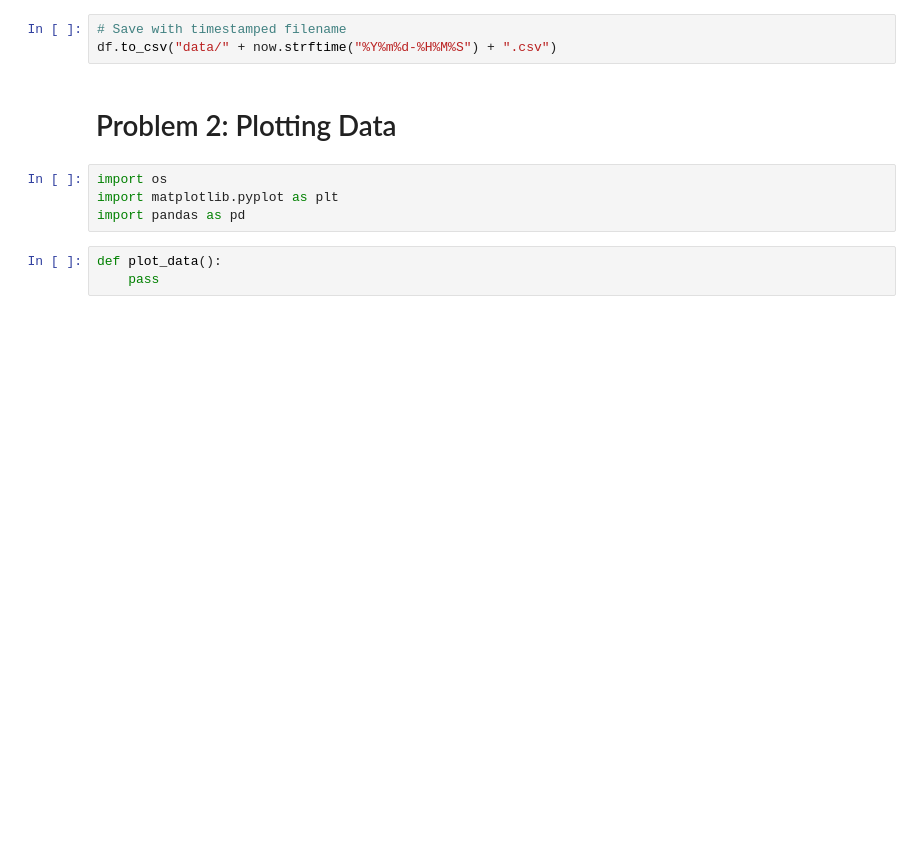
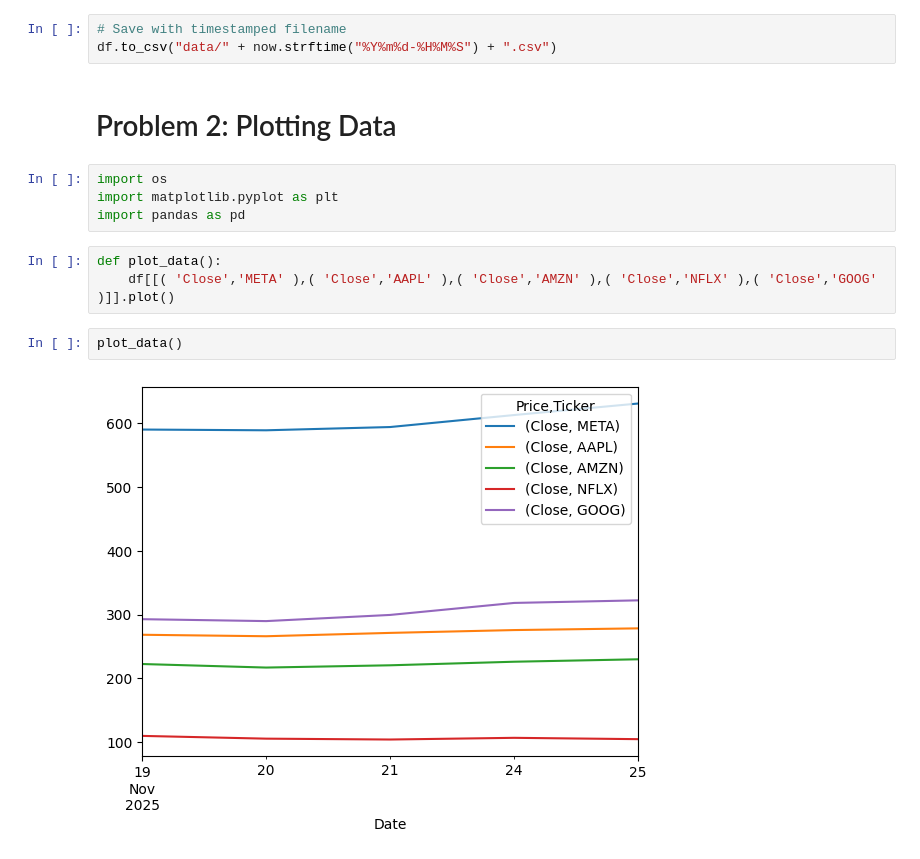
Before and after one commit to dimon-ua/computer-infrastructure.assessment, a Jupyter notebook: problems.ipynb, the cells around one changed output. Drawn from its saved outputs; the diff is of its cells as text; blank space fills up the shorter version.

Commit message:
plot_data() func wich draw five stocks on a plot

```diff
--- a/problems.ipynb
+++ b/problems.ipynb
@@ -77,4 +76,8 @@ import matplotlib.pyplot as plt
 import pandas as pd
 # %%
 def plot_data():
-    pass
+    df[[( 'Close','META' ),( 'Close','AAPL' ),( 'Close','AMZN' ),( 'Close','NFLX' ),( 'Close','GOOG' )]].plot()
+# %%
+plot_data()
+# %% [output]
+[figure, added]
```
Also changed, not shown: parts of 5 cells of this notebook, 2 other files.
